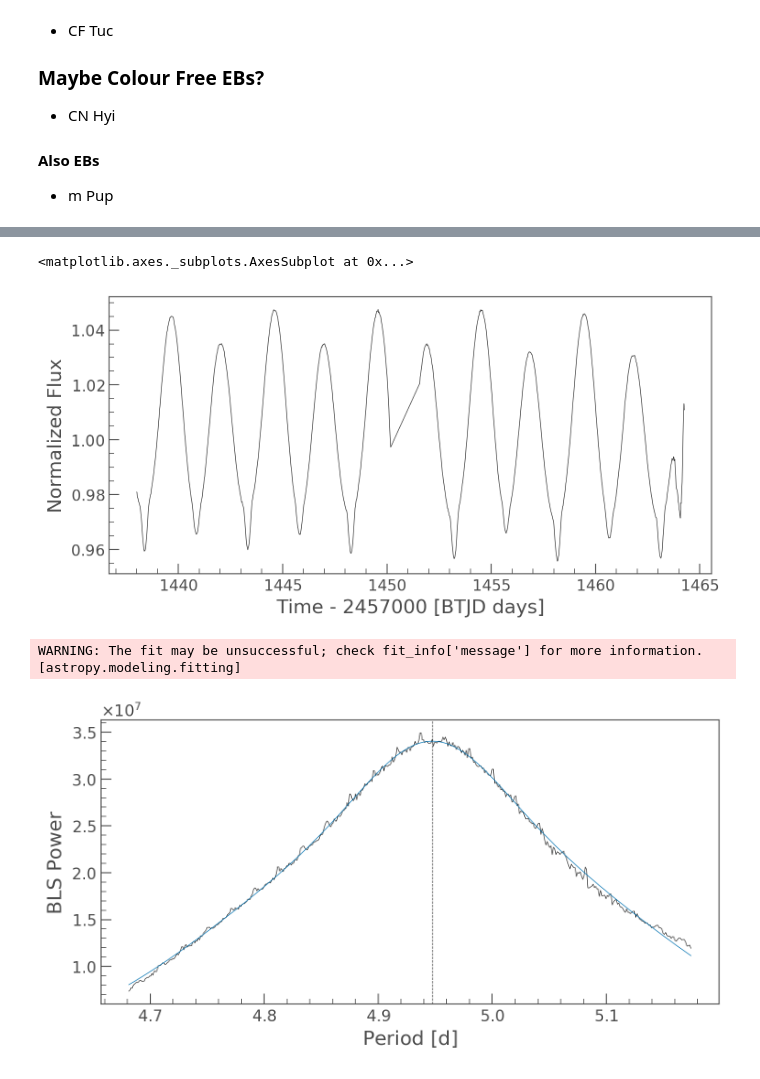
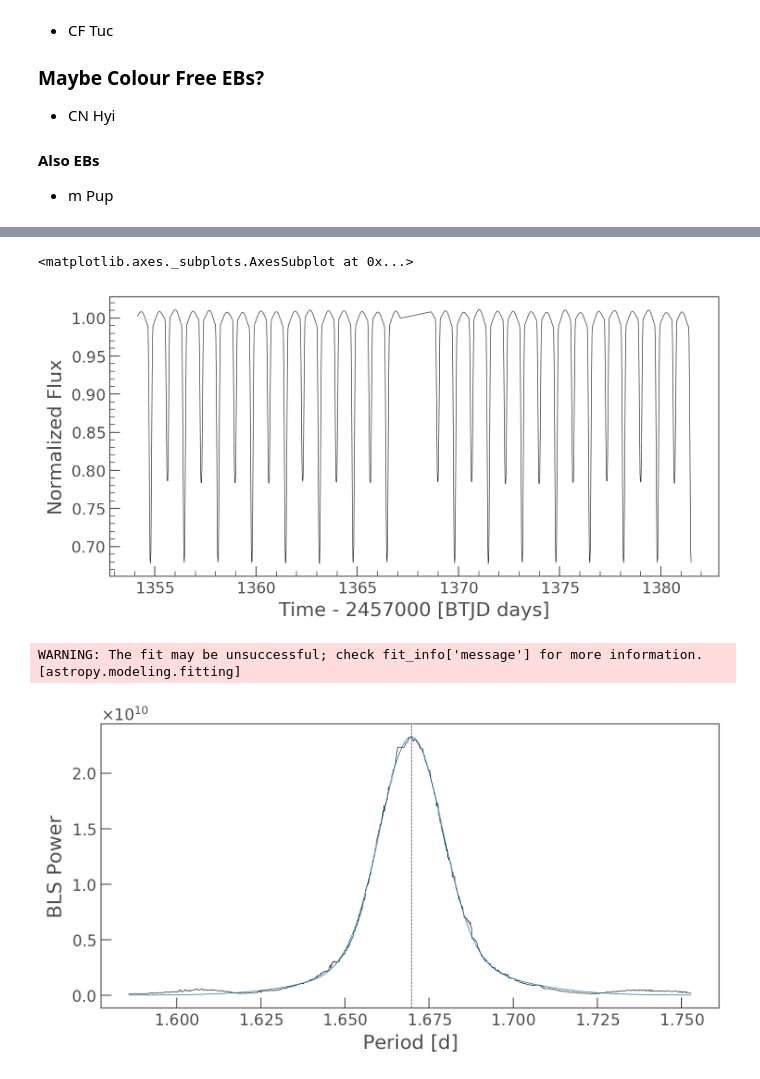
Before and after one commit to christinahedges/chromo, a Jupyter notebook: notebooks/chromo-demo.ipynb, the cells around one changed output, grey strips where cells are left out. Saved outputs shown, nothing was run; the diff lists cells and outputs as text; code cells hidden in the pictures.

```diff
--- a/notebooks/chromo-demo.ipynb
+++ b/notebooks/chromo-demo.ipynb
@@ -53,7 +54,7 @@ from scipy.stats import pearsonr
 * m Pup
 # %%
 # Grab an object
-tic = 'SZ Pic'
+tic = 'Zet Phe'
 # %%
 sr = lk.search_tesscut(tic)
 # %%
@@ -103,28 +102,28 @@ lc = tpf.to_lightcurve().normalize()
 lc.plot()
 # %% [output]
 <matplotlib.axes._subplots.AxesSubplot at 0x...>
-[figure, old version]
+[figure, new version]
 # %%
 # Find the period and t0 using a BLS!
 
-duration = 0.3
-minimum_period = 3
+duration = 0.15
+minimum_period = 1
 p = lc.to_periodogram('bls', duration=duration, minimum_period=minimum_period, maximum_period=15)
 period = p.period_at_max_power.value
 p = lc.to_periodogram('bls', duration=duration, minimum_period=period * 0.95, maximum_period=period * 1.05, frequency_factor=0.1)
 
 ax = p.plot()
 g_init = models.Gaussian1D(p.power.value.max(), p.period.value.mean(), 0.002) + models.Gaussian1D(p.power.value.max()*0.01, p.period.value.mean(), 0.002)
 fit = fitting.LevMarLSQFitter()
 g = fit(g_init, p.period.value, p.power.value)
 mean = getattr(g, 'mean_{}'.format(np.argmax([g.amplitude_0, g.amplitude_1]))).value
 ax.plot(p.period.value, g(p.period.value))
 plt.axvline(mean, ls='--')
 pos = np.argmin(np.abs(p.period.value - mean))
 period, t0 = p.period[pos].value, p.transit_time[pos]
 # %% [output]
 WARNING: The fit may be unsuccessful; check fit_info['message'] for more information. [astropy.modeling.fitting]
-[figure, old version]
+[figure, new version]
 # %%
 nb = 100
 x_fold = (lc.time - t0 - period/2) / period % 1 - 0.5
```
Also changed, not shown: parts of 8 cells of this notebook, 9 other files.
